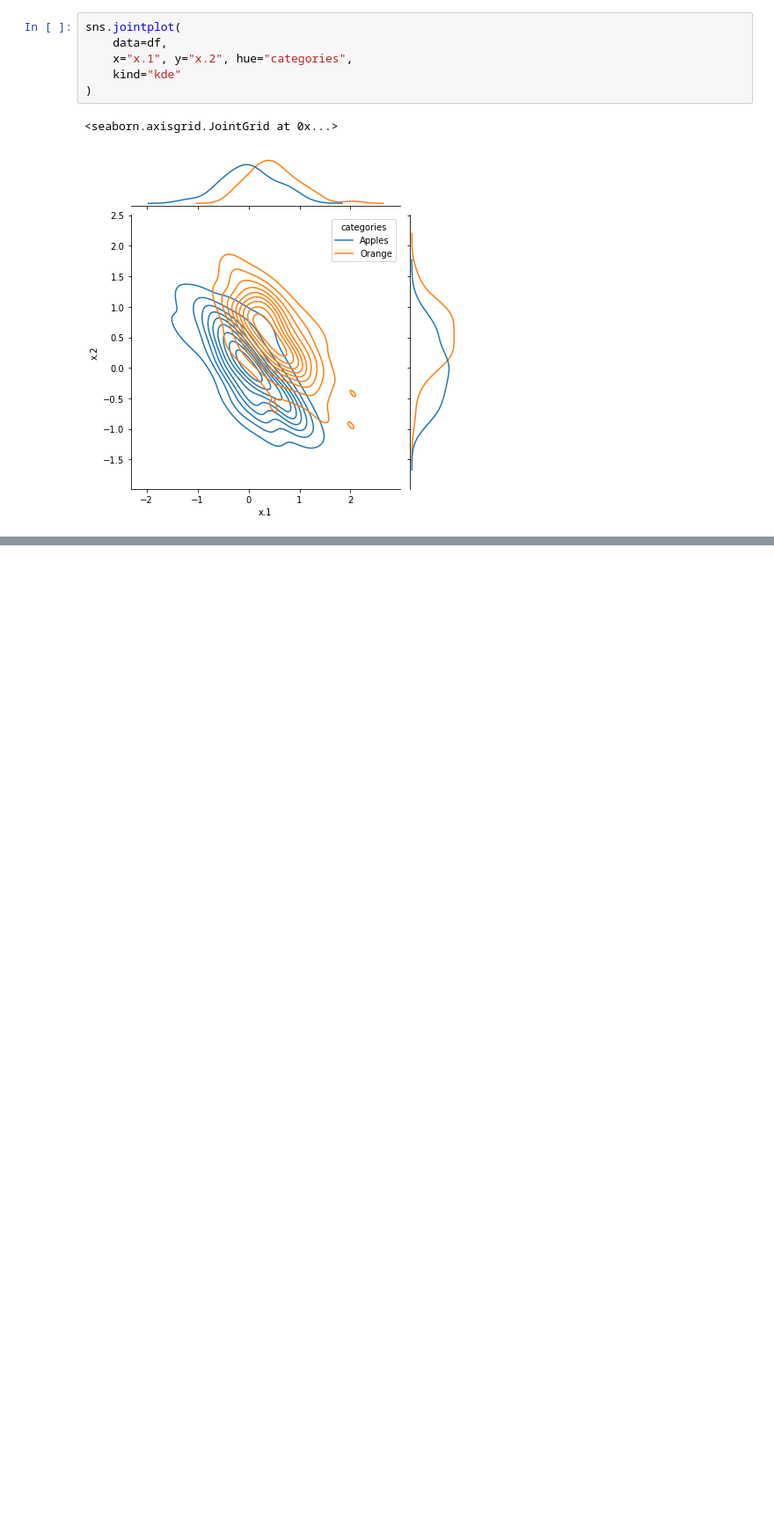
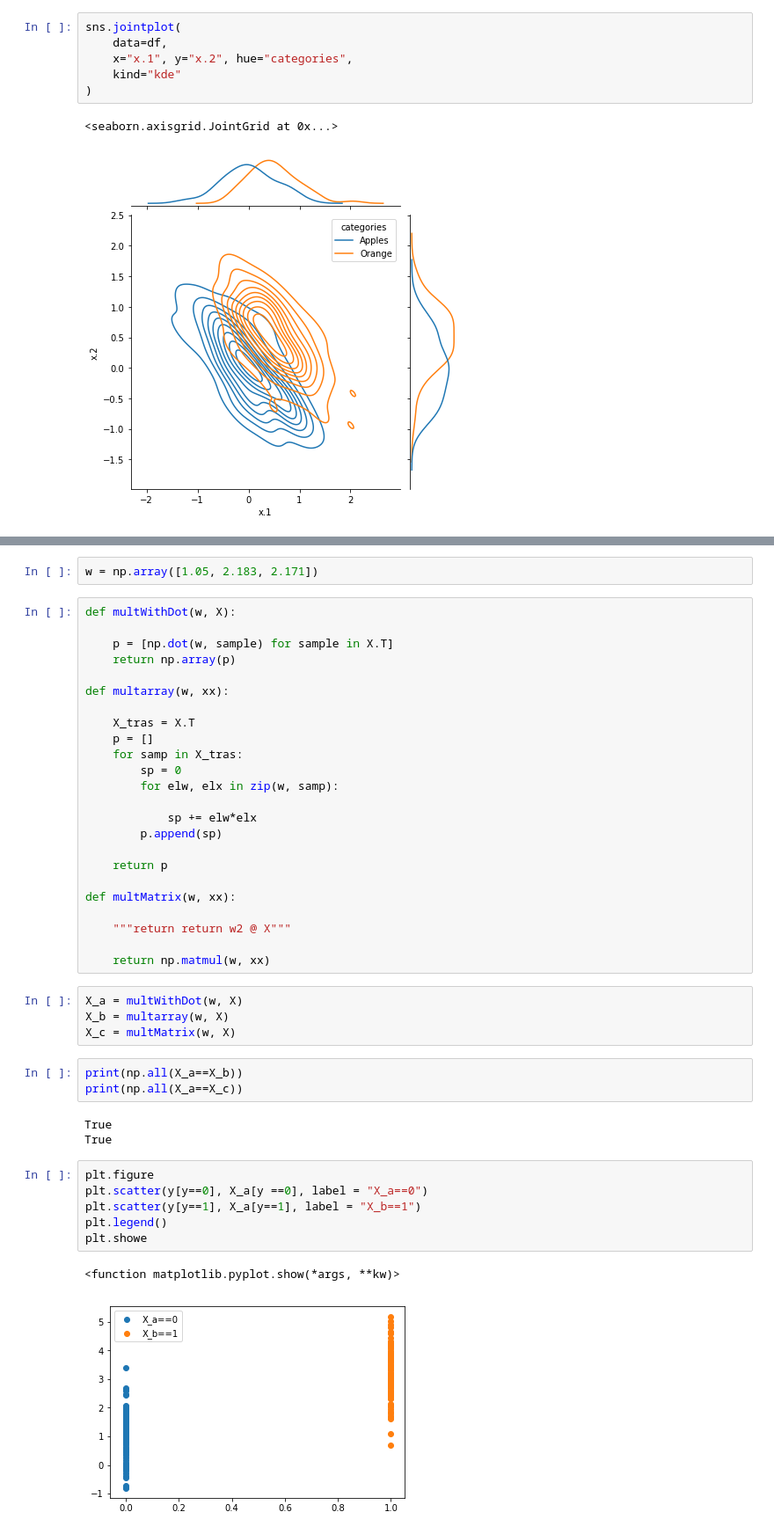
Before and after one commit to juanangd/TU_BERLIN, a Jupyter notebook: MI1-WS20:21/Exercise00/Exercise00.ipynb, the cells around one changed output, grey strips where cells are left out. Shown: that part at 88% size. Cells and saved outputs as stored; diff of their text form; blank space fills up the shorter version.

```diff
--- a/MI1-WS20:21/Exercise00/Exercise00.ipynb
+++ b/MI1-WS20:21/Exercise00/Exercise00.ipynb
@@ -124,0 +84,45 @@ SyntaxError: invalid syntax (<ipython-input-134-5c7733bcf673>, line 1)
+# %%
+w = np.array([1.05, 2.183, 2.171])
+# %%
+def multWithDot(w, X):
+
+    p = [np.dot(w, sample) for sample in X.T]
+    return np.array(p)
+
+def multarray(w, xx):
+
+    X_tras = X.T
+    p = []
+    for samp in X_tras:
+        sp = 0
+        for elw, elx in zip(w, samp):
+
+            sp += elw*elx
+        p.append(sp)
+
+    return p
+
+def multMatrix(w, xx):
+
+    """return return w2 @ X"""
+
+    return np.matmul(w, xx)
+# %%
+X_a = multWithDot(w, X)
+X_b = multarray(w, X)
+X_c = multMatrix(w, X)
+# %%
+print(np.all(X_a==X_b))
+print(np.all(X_a==X_c))
+# %% [output]
+True
+True
+# %%
+plt.figure
+plt.scatter(y[y==0], X_a[y ==0], label = "X_a==0")
+plt.scatter(y[y==1], X_a[y==1], label = "X_b==1")
+plt.legend()
+plt.showe
+# %% [output]
+<function matplotlib.pyplot.show(*args, **kw)>
+[figure, added]
```
Also changed, not shown: parts of 13 cells of this notebook, 1 other file.
